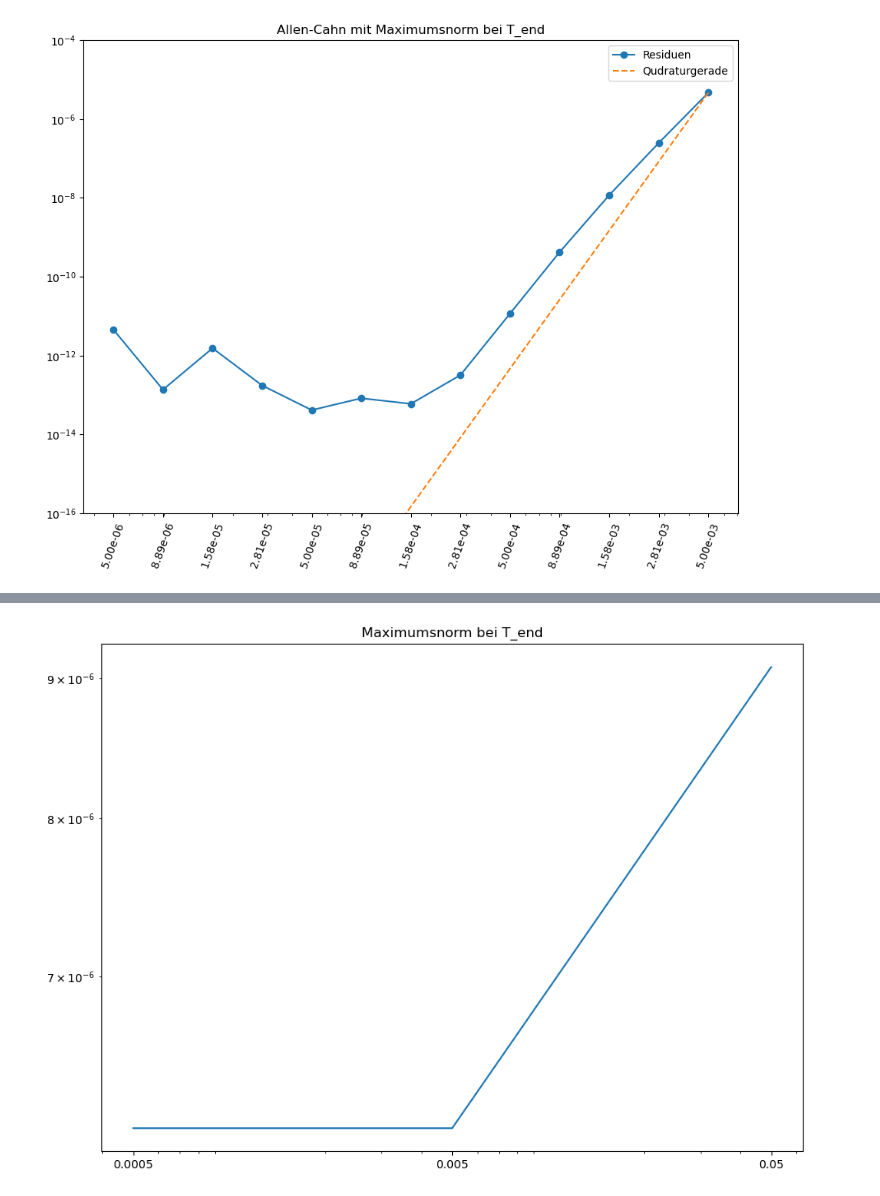
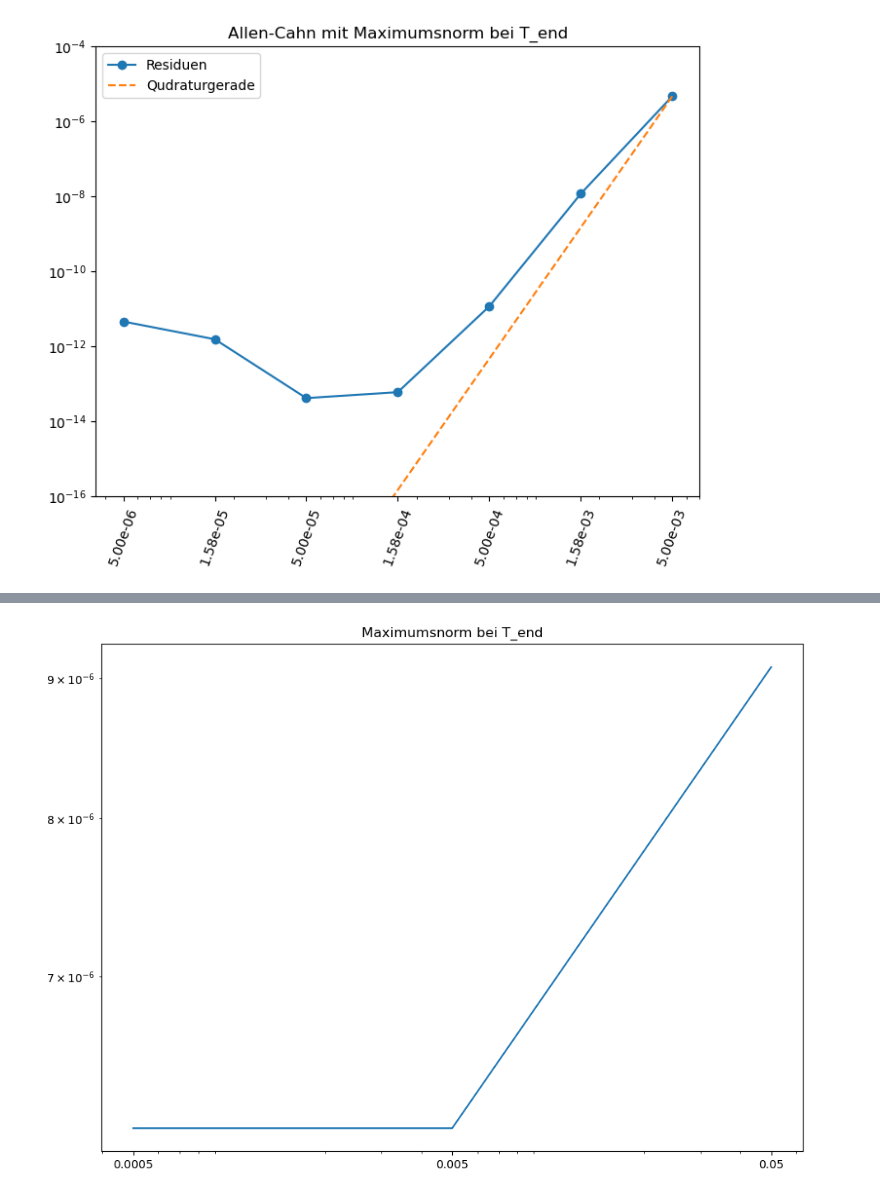
Before and after one commit to aventurierblue/sdc, a Jupyter notebook: seminar.ipynb, the cells around one changed output, grey strips where cells are left out. Drawn from its saved outputs; the diff is of its cells as text; code cells hidden in the pictures.

```diff
--- a/seminar.ipynb
+++ b/seminar.ipynb
@@ -26,9 +26,10 @@ class counter(object):
     def get_iter(self):
         return self.niter
 # %%
-def nonlinear_sdc(dt = 0.0005, num_nodes = 4):
+def nonlinear_sdc(dt = 0.0005, num_nodes = 4, nvars = (64, 64), nu = 2, eps=0.04,
+                  abs_tol = 1E-13, rel_tol = 1E-13, k_max = 10_000, n_max = 10_000):
     # instantiate problem
-    prob = allencahn_fullyimplicit(nvars=(64, 64))
+    prob = allencahn_fullyimplicit(nvars=nvars, nu = nu, eps = eps)
 
     coll = CollBase(num_nodes=num_nodes, tleft=0, tright=1, node_type='LEGENDRE', quad_type='RADAU-RIGHT')
 
@@ -60,11 +61,11 @@ def nonlinear_sdc(dt = 0.0005, num_nodes = 4):
     rhs = np.zeros(nvars * coll.num_nodes, dtype='float64')
 
     ksum = 0
-    k_max = 10_000
-    abs_tol = 1E-13
-    rel_tol= 1E-13
+    nsum = 0
     timepoints = np.arange(0, 0.01+dt, step=dt)
     u_buffer = np.empty((len(timepoints), nvars))
+    conv_buffer = np.zeros(len(timepoints)) # marks the iteration, reaching the disered tolerances
+    conv_buffer[0] = 1
     u_buffer[0, :] = u0
 
     count = counter()
@@ -79,14 +80,14 @@ def nonlinear_sdc(dt = 0.0005, num_nodes = 4):
 
             resnorm = np.linalg.norm(u0_coll - (uk - dt * sp.kron(Q, sp.eye(nvars)).dot(fk)), np.inf)
             #print('SDC:', k, ksum, resnorm)
-            if resnorm < abs_tol and resnorm/np.linalg.norm(u0_coll) < rel_tol:
+            if resnorm < abs_tol and resnorm/np.linalg.norm(u0_coll, np.inf) < rel_tol:
+                conv_buffer[index+1] = 1 # this iteration converged
                 break
 
             g = np.zeros(nvars * coll.num_nodes, dtype='float64')
             vn = uk
             fn = np.zeros(nvars * coll.num_nodes, dtype='float64')
             n = 0
-            n_max = 10_000
             while n < n_max:
                 for m in range(coll.num_nodes):
                     fn[m * nvars: (m + 1) * nvars] = prob.eval_f(vn[m * nvars: (m + 1) * nvars],
@@ -98,6 +99,7 @@ def nonlinear_sdc(dt = 0.0005, num_nodes = 4):
                 rel_err = np.linalg.norm(vn-uk, np.inf)
                 #print('  Newton:', n, res_newton)
                 n += 1
+                nsum += 1
                 if res_newton < abs_tol and rel_err < rel_tol * np.linalg.norm(vn, np.inf):
                     break
 
@@ -111,14 +113,15 @@ def nonlinear_sdc(dt = 0.0005, num_nodes = 4):
             uk = vn.copy()
 
             k += 1
+            ksum += 1
         temp = uk[-nvars:]
         u_buffer[index+1, :] = temp
         u0_coll = np.kron(np.ones(coll.num_nodes), temp).flatten()
 
-    return u_buffer, timepoints
+    return u_buffer, timepoints, prob, ksum, nsum, conv_buffer
 # %%
 allencahn = allencahn_fullyimplicit(nvars = (64, 64))
 # %%
-u1, t1 = nonlinear_sdc(dt=0.0005)
+u1, t1, prob, ksum, nsum, conv_buffer = nonlinear_sdc(dt=0.0005, num_nodes = 5)
 np.linalg.norm(u1[-1]-allencahn.u_exact(t1[-1]).flatten(), np.inf)
 # %% [output]
@@ -126,11 +137,11 @@ np.float64(1.1722789405865797e-11)
 # %%
-dts_allen = 5/np.logspace(3, 6, num=13)
+dts_allen = 5/np.logspace(3, 6, num=7)
 print(dts_allen)
 norms_allen = np.empty(len(dts_allen))
 
 for index, dt in enumerate(dts_allen):
     print("loop index: " + str(dt))
-    u, t = nonlinear_sdc(dt = dt)
-    u_exact_allen = allencahn.u_exact(t[-1])
+    u, t, prob, ksum, nsum, conv_buffer= nonlinear_sdc(dt = dt, num_nodes = 4)
+    u_exact_allen =prob.u_exact(t[-1])
     norms_allen[index] = np.max(np.abs(u[-1] - u_exact_allen.flatten()))
 # %% [output]
@@ -153,16 +156,16 @@ loop index: 8.891397050194613e-06
 loop index: 5e-06
 # %%
-fig, ax = plt.subplots(figsize=(11, 8))
+fig, ax = plt.subplots(figsize=(8, 6))
 conv_line = np.power(dts_allen, 7) * norms_allen[0]/np.power(dts_allen[0], 7)
 ax.plot(dts_allen, norms_allen, marker = "o", label="Residuen")
 ax.plot(dts_allen, conv_line, linestyle="dashed", label="Qudraturgerade")
 ax.set_xscale("log", base = 10)
 ax.set_xticks(dts_allen, labels=["{:.2e}".format(dt) for dt in dts_allen], rotation=70)
 ax.set_yscale("log", base = 10)
 ax.set_ylim(1E-16, 1E-4)
 plt.legend()
 ax.set_title("Allen-Cahn mit Maximumsnorm bei T_end")
 plt.savefig("allencahn_maximumsnorm.png")
 # %% [output]
-[figure, old version]
+[figure, new version]
 # %%
```
Also changed, not shown: parts of 8 cells of this notebook, 18 other files.
